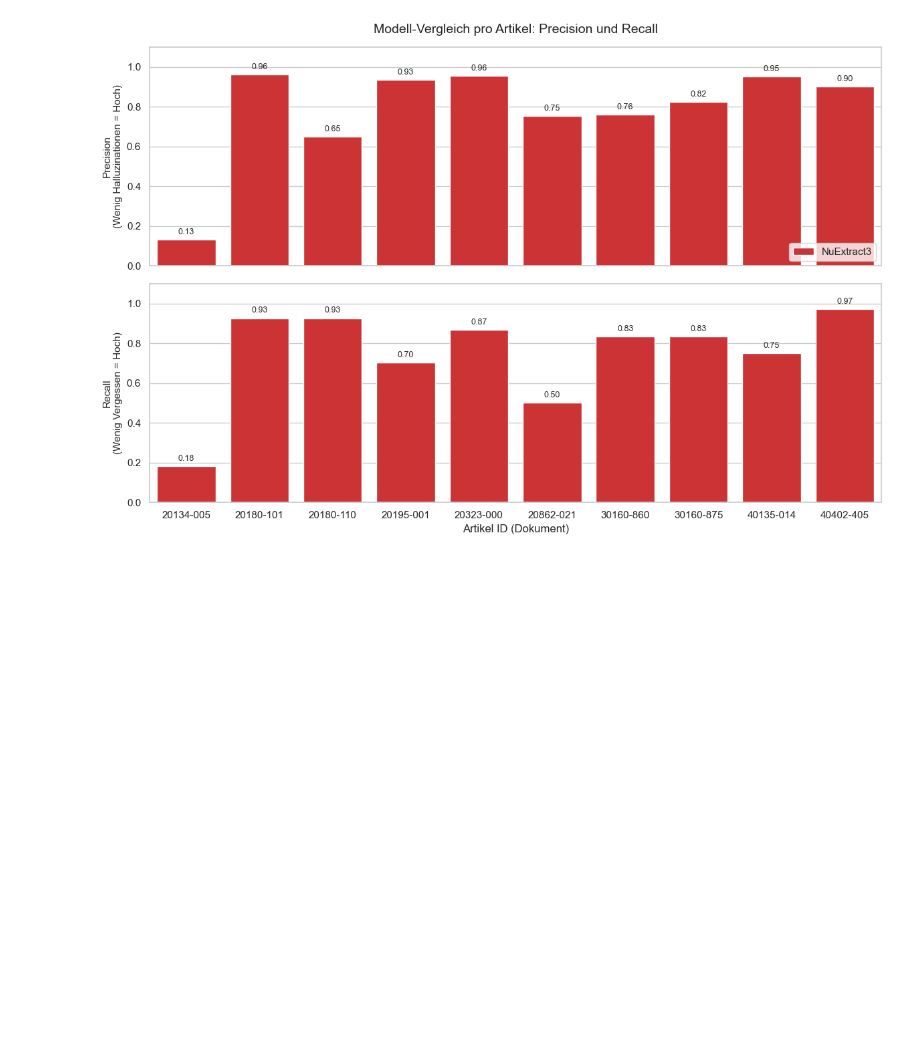
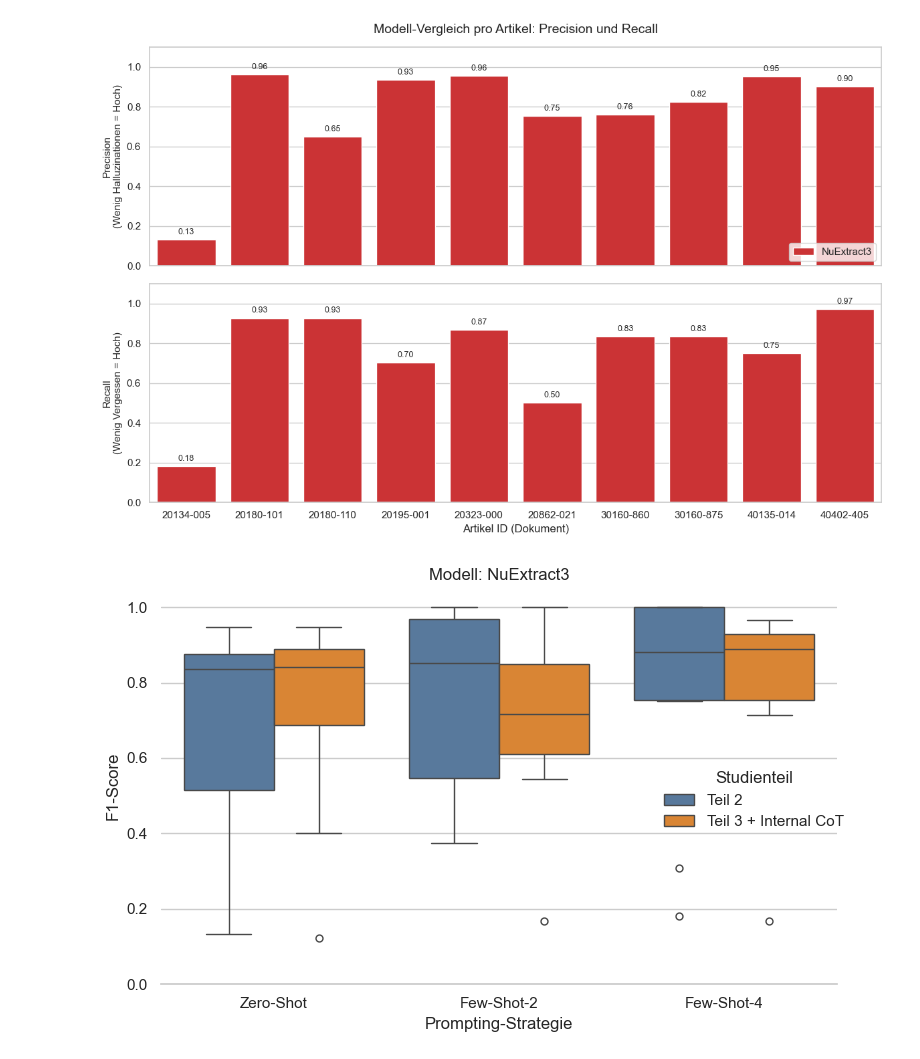
Before and after one commit to ossj-dev/wv_prototyp, a Jupyter notebook: study/auswertung_study_03.ipynb, the cells around one changed output. Drawn from its saved outputs; the diff is of its cells as text; code cells hidden in the pictures; blank space fills up the shorter version.

```diff
--- a/study/auswertung_study_03.ipynb
+++ b/study/auswertung_study_03.ipynb
@@ -227,3 +227,58 @@ plt.tight_layout()
 plt.show()
 # %% [output]
 [figure]
+# %%
+df_s2 = pd.read_csv('ergebnisse_studie_teil2_prompting_strategien.csv', sep=';', decimal=',')
+df_s3 = pd.read_csv('ergebnisse_studie_teil3_CoT.csv', sep=';', decimal=',')
+# %%
+# F1-Scores aus Teil 2 und Teil 3 berechnen
+for data in (df_s2, df_s3):
+    data['Precision'] = (data['TP'] / (data['TP'] + data['FP'])).fillna(0)
+    data['Recall'] = (data['TP'] / (data['TP'] + data['FN'])).fillna(0)
+    data['F1_Score'] = (
+        2 * data['Precision'] * data['Recall']
+        / (data['Precision'] + data['Recall'])
+    ).fillna(0)
+
+df_s2_plot = df_s2[['Modell', 'Strategie', 'F1_Score']].copy()
+df_s2_plot['Studienteil'] = 'Teil 2'
+
+df_s3_plot = df_s3[['Modell', 'Strategie', 'F1_Score']].copy()
+df_s3_plot['Studienteil'] = 'Teil 3 + Internal CoT'
+df_s3_plot['Strategie'] = df_s3_plot['Strategie'].str.replace(
+    ' + Internal CoT', '', regex=False
+)
+
+vergleich = pd.concat([df_s2_plot, df_s3_plot], ignore_index=True)
+vergleich = vergleich[vergleich['Modell'] == 'NuExtract3']
+strategie_order = ['Zero-Shot', 'Few-Shot-2', 'Few-Shot-4']
+vergleich['Strategie'] = pd.Categorical(
+    vergleich['Strategie'], categories=strategie_order, ordered=True
+)
+
+sns.set_theme(style='whitegrid')
+g = sns.catplot(
+    data=vergleich,
+    kind='box',
+    x='Strategie',
+    y='F1_Score',
+    hue='Studienteil',
+    col='Modell',
+    order=strategie_order,
+    hue_order=['Teil 2', 'Teil 3 + Internal CoT'],
+    palette={'Teil 2': '#4C78A8', 'Teil 3 + Internal CoT': '#F58518'},
+    height=5,
+    aspect=1.15,
+    showfliers=True
+)
+
+g.set_axis_labels('Prompting-Strategie', 'F1-Score')
+g.set_titles('Modell: {col_name}')
+g.set(ylim=(0, 1.05))
+g.despine(left=True)
+
+plt.tight_layout()
+plt.savefig('F1_Vergleich_Teil2_Teil3_CoT.pdf', format='pdf', bbox_inches='tight')
+plt.show()
+# %% [output]
+[figure, added]
```
Also changed, not shown: 1 other file.
